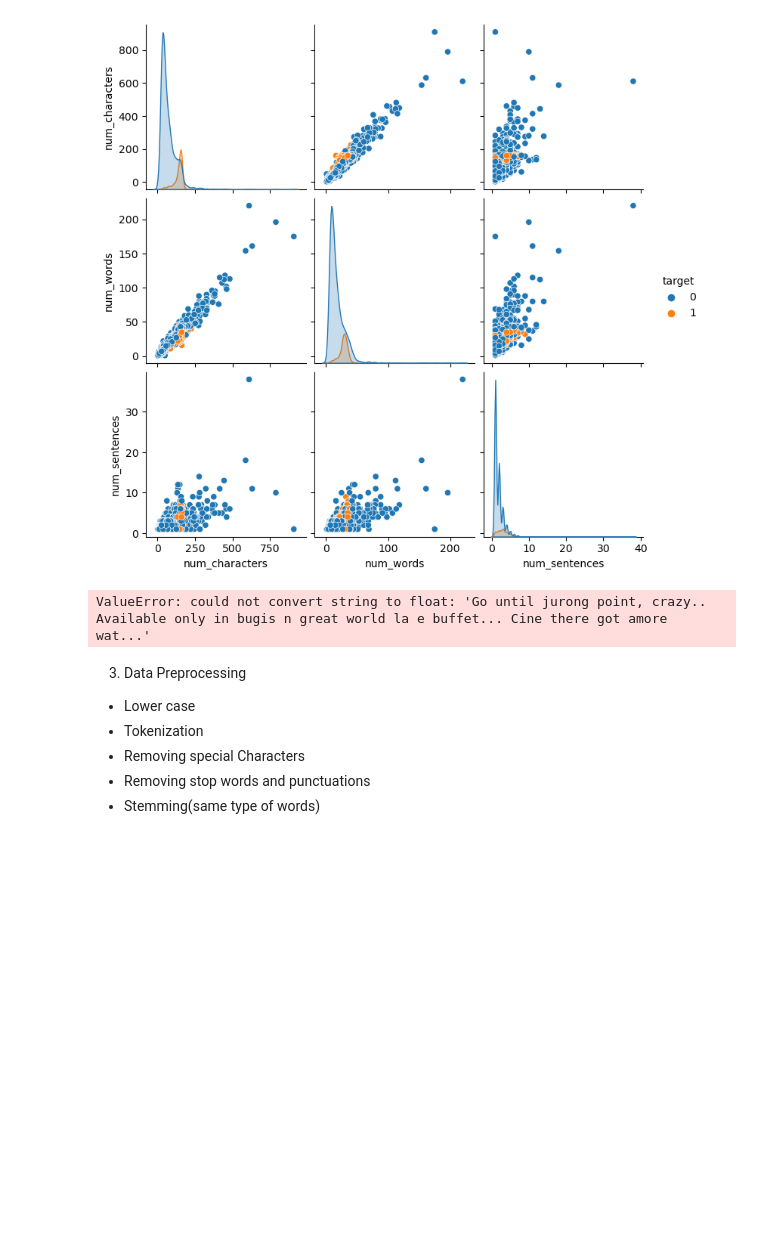
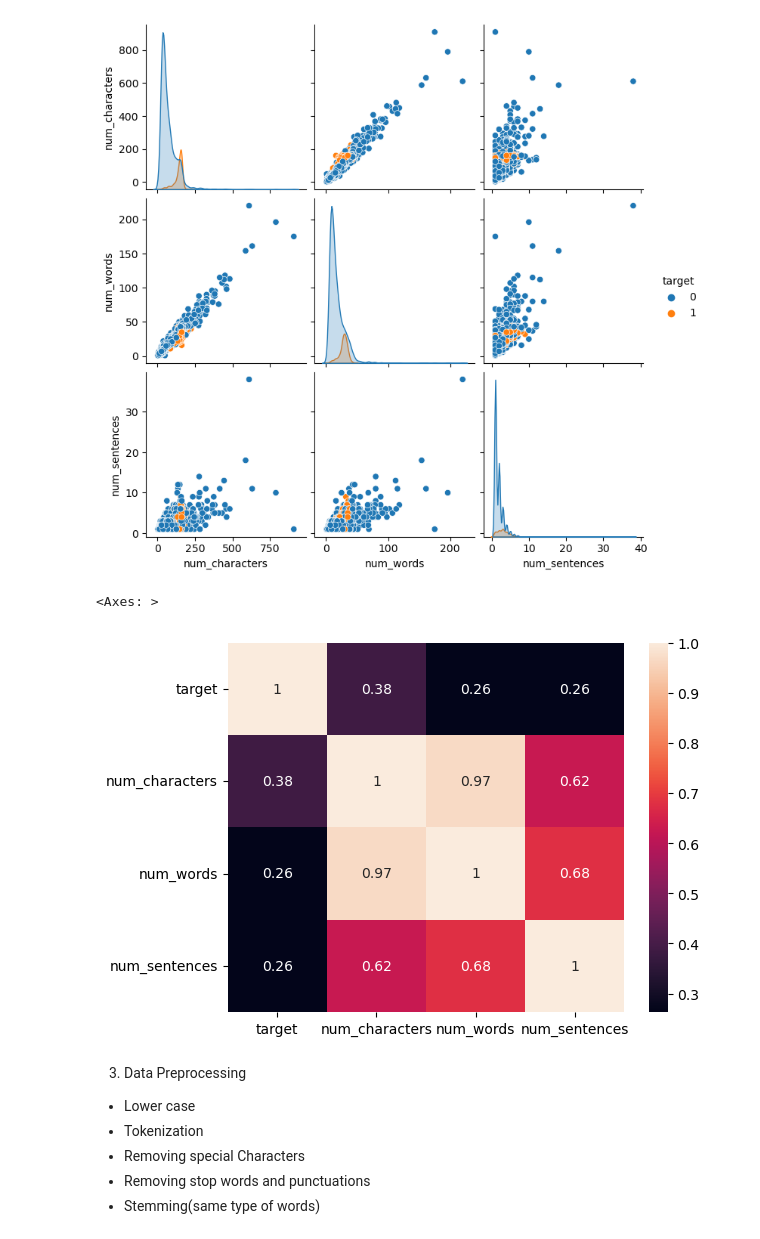
Before and after one commit to heenaf/SpamMailClassifier, a Jupyter notebook: Spam-email-project.ipynb, the cells around one changed output. Drawn from its saved outputs; the diff is of its cells as text; code cells hidden in the pictures; blank space fills up the shorter version.

```diff
--- a/Spam-email-project.ipynb
+++ b/Spam-email-project.ipynb
@@ -260,12 +260,15 @@ sns.pairplot(df,hue='target')
 # %% [output]
 <seaborn.axisgrid.PairGrid at 0x...>
 [figure]
+# %%
+numeric_df = df.select_dtypes(include=['number'])
 # %%
 #It calculates the correlation coefficient,
 #a statistical measure that describes the strength and direction of a linear relationship between variables.
-sns.heatmap(df.corr(),annot=True)
+sns.heatmap(numeric_df.corr(), annot=True)
 # %% [output]
-ValueError: could not convert string to float: 'Go until jurong point, crazy.. Available only in bugis n great world la e buffet... Cine there got amore wat...'
+<Axes: >
+[figure, added]
 # %% [markdown]
 3. Data Preprocessing
 
```
Also changed, not shown: parts of 23 cells of this notebook.
